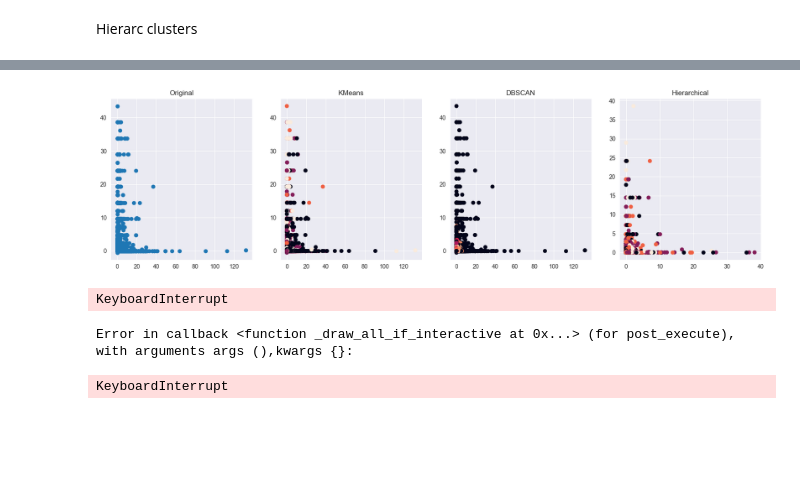
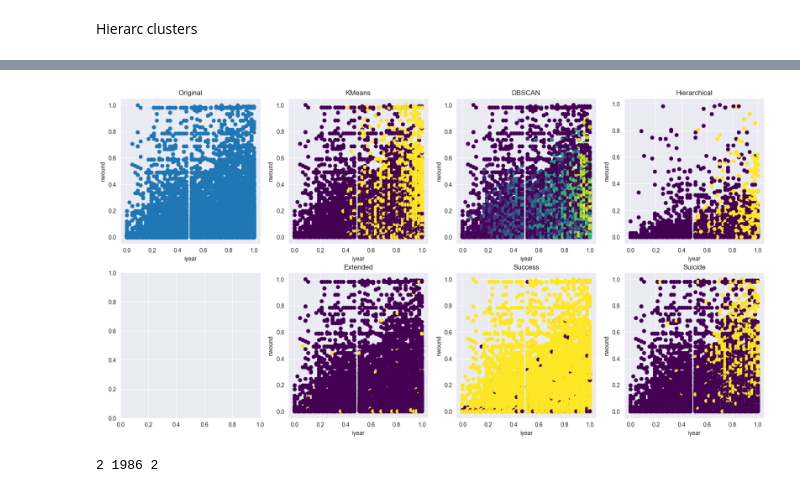
Before and after one commit to GarlicRoll/ML-TerrActs, a Jupyter notebook: Clusterisation/Comparison.ipynb, the cells around one changed output, grey strips where cells are left out. Drawn from its saved outputs; the diff is of its cells as text; code cells hidden in the pictures; blank space fills up the shorter version.

```diff
--- a/Clusterisation/Comparison.ipynb
+++ b/Clusterisation/Comparison.ipynb
@@ -44,7 +44,7 @@ df
 GridSearch for KMeans clustering
 # %%
 # Define the parameter grid
-k_values = range(4, 15)
+k_values = range(2, 14)
 
 # Store silhouette scores and k values
 silhouette_scores = []
@@ -89,7 +90,7 @@ Best k: 4
 df['KMeans_labels'] = kmeans.labels_
 df_without_norm['KMeans_labels'] = kmeans.labels_
 # %%
-eps_vals = np.linspace(0.3, 1.7, 4)
+eps_vals = np.linspace(0.3, 1.7, 3)
 min_samples_vals = [10]
 
 best_score = -1
@@ -314,28 +352,48 @@ df_Hierarc
 # %%
+label1 = "iyear"
+label2 = "nwound"
+# Visualization
+fig, ax = plt.subplots(2, 4, figsize=(20, 10))
 
-# Visualization
-fig, ax = plt.subplots(1, 4, figsize=(20, 5))
+# cmap parameter added as 'viridis' to scatter function.
+ax[0][0].scatter(df[label1], df[label2], cmap='viridis')
+ax[0][0].set_title('Original')
+ax[0][0].set_xlabel(label1)
+ax[0][0].set_ylabel(label2)
 
-ax[0].scatter(df['nkill'], df['nperps'])
-ax[0].set_title('Original')
+ax[0][1].scatter(df[label1], df[label2], c=df['KMeans_labels'], cmap='viridis')
+ax[0][1].set_title('KMeans')
+ax[0][1].set_xlabel(label1)
+ax[0][1].set_ylabel(label2)
 
-ax[1].scatter(df['nkill'], df['nperps'], c=df['KMeans_labels'])
-ax[1].set_title('KMeans')
+ax[0][2].scatter(df[label1], df[label2], c=df['DBSCAN_labels'], cmap='viridis')
+ax[0][2].set_title('DBSCAN')
+ax[0][2].set_xlabel(label1)
+ax[0][2].set_ylabel(label2)
 
-ax[2].scatter(df['nkill'], df['nperps'], c=df['DBSCAN_labels'])
-ax[2].set_title('DBSCAN')
 try:
-    ax[3].scatter(dfh['nkill'], dfh['nperps'], c=dfh['Hierarchical_labels'])
-    ax[3].set_title('Hierarchical')
+    ax[0][3].scatter(dfh[label1], dfh[label2], c=dfh['Hierarchical_labels'], cmap='viridis')
+    ax[0][3].set_title('Hierarchical')
+    ax[0][3].set_xlabel(label1)
+    ax[0][3].set_ylabel(label2)
 except:
     pass
+
+ax[1][1].scatter(df[label1], df[label2], c=df['extended'], cmap='viridis')
+ax[1][1].set_title('Extended')
+ax[1][1].set_xlabel(label1)
+ax[1][1].set_ylabel(label2)
+
+ax[1][2].scatter(df[label1], df[label2], c=df['success'], cmap='viridis')
+ax[1][2].set_title('Success')
+ax[1][2].set_xlabel(label1)
+ax[1][2].set_ylabel(label2)
+
+ax[1][3].scatter(df[label1], df[label2], c=df['suicide'], cmap='viridis')
+ax[1][3].set_title('Suicide')
+ax[1][3].set_xlabel(label1)
+ax[1][3].set_ylabel(label2)
+
 plt.show()
 # %% [output]
-[figure, old version]
+[figure, new version]
-# %%
-sns.pairplot(df, hue='KMeans_labels')
-sns.pairplot(dfh, hue='Hierarchical_labels')
-# %% [output]
-KeyboardInterrupt
-Error in callback <function _draw_all_if_interactive at 0x...> (for post_execute), with arguments args (),kwargs {}:
-KeyboardInterrupt
@@ -356,0 +400,4 @@ print(len(set(df['KMeans_labels'])), len(set(df['DBSCAN_labels'])), len(set(dfh[
+# %%
+print(len(set(df['KMeans_labels'])), len(set(df['DBSCAN_labels'])), len(set(dfh['Hierarchical_labels'])))
+# %% [output]
+2 1986 2
```
Also changed, not shown: parts of 18 cells of this notebook, 5 other files.
